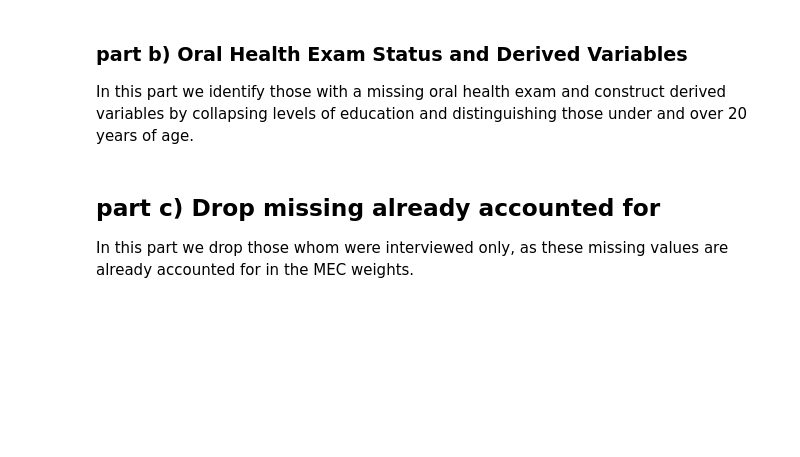
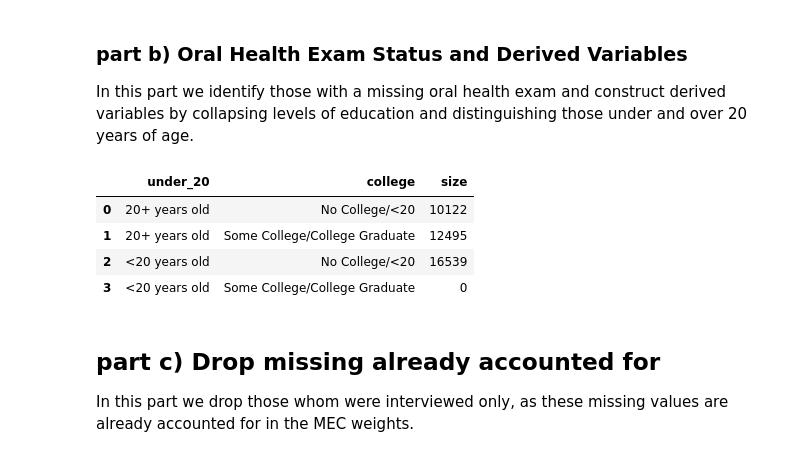
Before and after one commit to jbhender/Stats507_F21, a Jupyter notebook: ps/ps4_solution.ipynb, the cells around one changed output. Cells and saved outputs as stored; diff of their text form; code cells hidden in the pictures; blank space fills up the shorter version.

```diff
--- a/ps/ps4_solution.ipynb
+++ b/ps/ps4_solution.ipynb
@@ -91,6 +91,14 @@ df['under_20'] = (
 # minimal and derived variables to examine associations
 cols = ['id', 'gender', 'age', 'under_20', 'college', 'exam_status', 'ohx']
 df = df[cols]
+# %%
+df.groupby(['under_20', 'college'], as_index=False).size()
+# %% [output]
+|  | under_20 | college | size |
+| 0 | 20+ years old | No College/<20 | 10122 |
+| 1 | 20+ years old | Some College/College Graduate | 12495 |
+| 2 | <20 years old | No College/<20 | 16539 |
+| 3 | <20 years old | Some College/College Graduate | 0 |
 # %% [markdown]
 ## part c) Drop missing already accounted for
 In this part we drop those whom were interviewed only, as these
```
Also changed, not shown: parts of 2 cells of this notebook, 3 other files.
